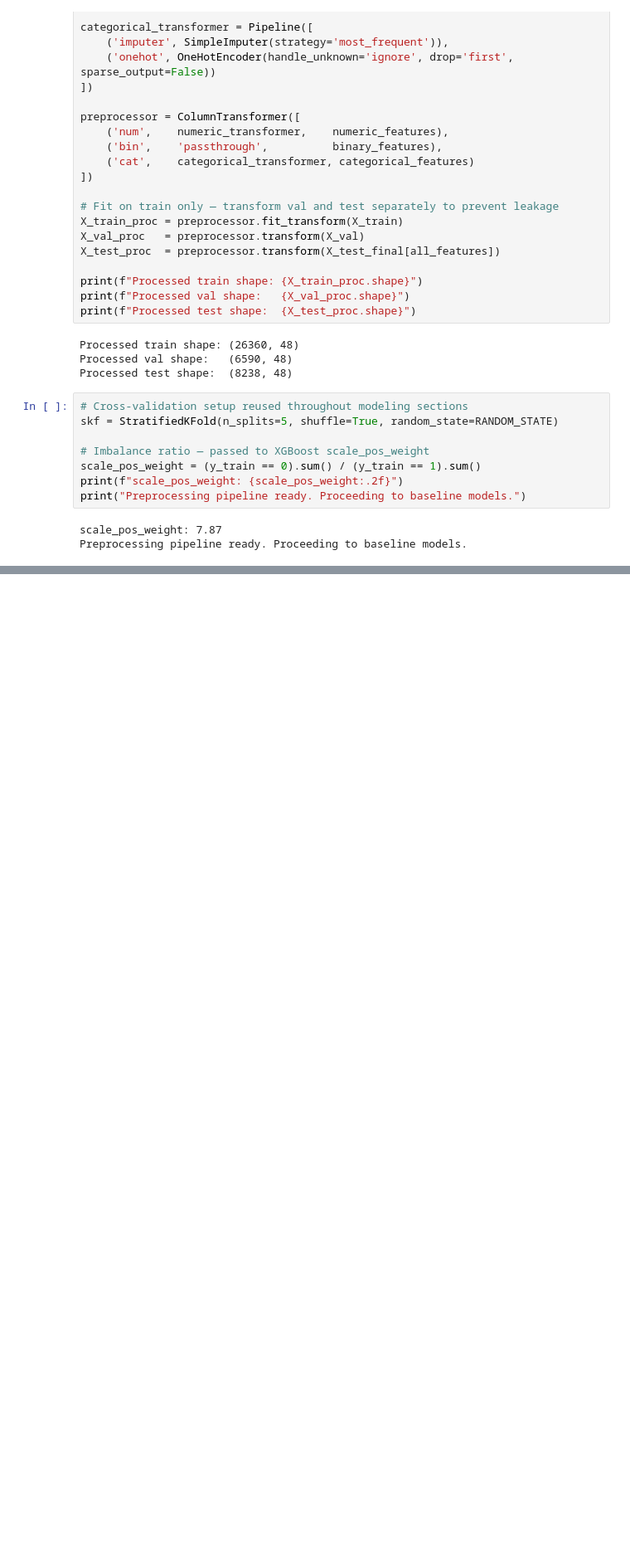
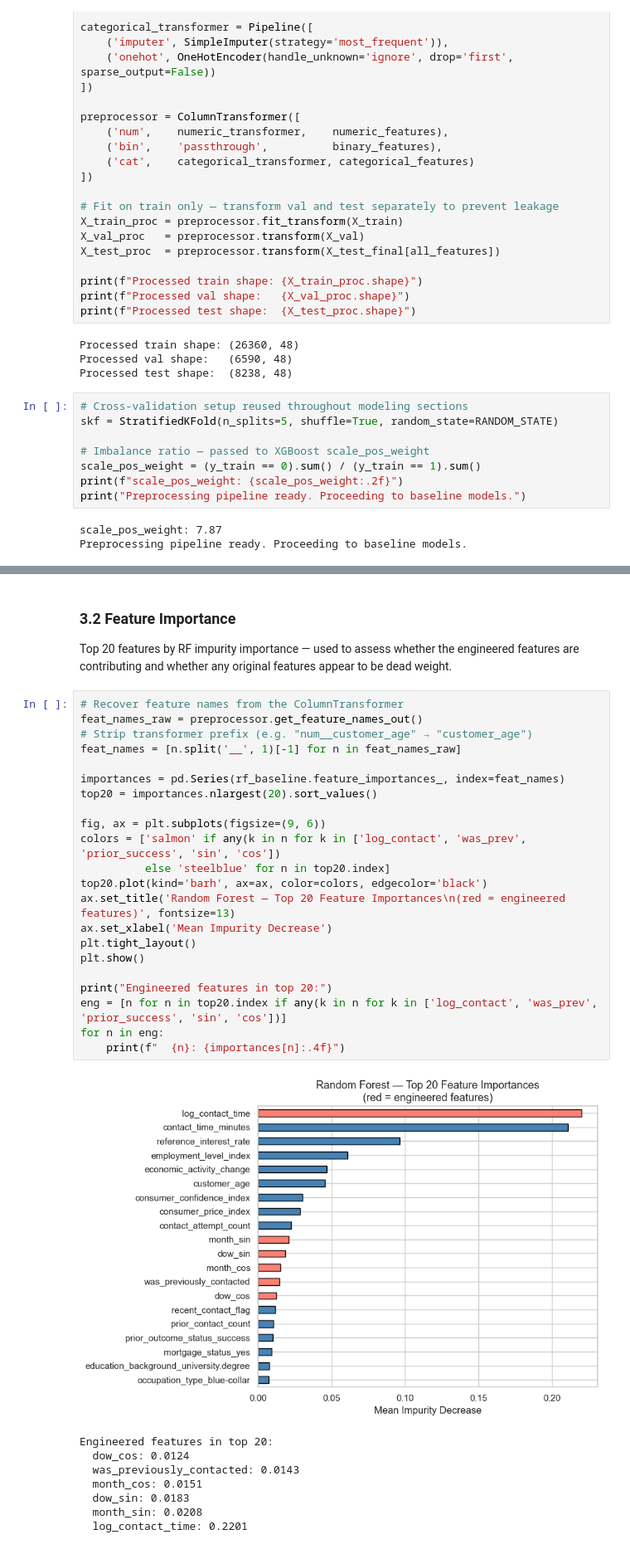
Before and after one commit to lcalaff/Advanced_ML_Work, a Jupyter notebook: Git_Code/Midterm Take Home/Midterm_Modeling.ipynb, the cells around one changed output, grey strips where cells are left out. Shown at 83% size. Saved outputs shown, nothing was run; the diff lists cells and outputs as text; blank space fills up the shorter version.

Commit message:
Section 3: Feature Importance

```diff
--- a/Git_Code/Midterm Take Home/Midterm_Modeling.ipynb
+++ b/Git_Code/Midterm Take Home/Midterm_Modeling.ipynb
@@ -384,0 +443,35 @@ Preprocessing pipeline ready. Proceeding to baseline models.
+# %% [markdown]
+### 3.2 Feature Importance
+
+Top 20 features by RF impurity importance — used to assess whether the engineered features are contributing and whether any original features appear to be dead weight.
+# %%
+# Recover feature names from the ColumnTransformer
+feat_names_raw = preprocessor.get_feature_names_out()
+# Strip transformer prefix (e.g. "num__customer_age" → "customer_age")
+feat_names = [n.split('__', 1)[-1] for n in feat_names_raw]
+
+importances = pd.Series(rf_baseline.feature_importances_, index=feat_names)
+top20 = importances.nlargest(20).sort_values()
+
+fig, ax = plt.subplots(figsize=(9, 6))
+colors = ['salmon' if any(k in n for k in ['log_contact', 'was_prev', 'prior_success', 'sin', 'cos'])
+          else 'steelblue' for n in top20.index]
+top20.plot(kind='barh', ax=ax, color=colors, edgecolor='black')
+ax.set_title('Random Forest — Top 20 Feature Importances\n(red = engineered features)', fontsize=13)
+ax.set_xlabel('Mean Impurity Decrease')
+plt.tight_layout()
+plt.show()
+
+print("Engineered features in top 20:")
+eng = [n for n in top20.index if any(k in n for k in ['log_contact', 'was_prev', 'prior_success', 'sin', 'cos'])]
+for n in eng:
+    print(f"  {n}: {importances[n]:.4f}")
+# %% [output]
+[figure, added]
+Engineered features in top 20:
+  dow_cos: 0.0124
+  was_previously_contacted: 0.0143
+  month_cos: 0.0151
+  dow_sin: 0.0183
+  month_sin: 0.0208
+  log_contact_time: 0.2201
```
Also changed, not shown: parts of 4 cells of this notebook.
